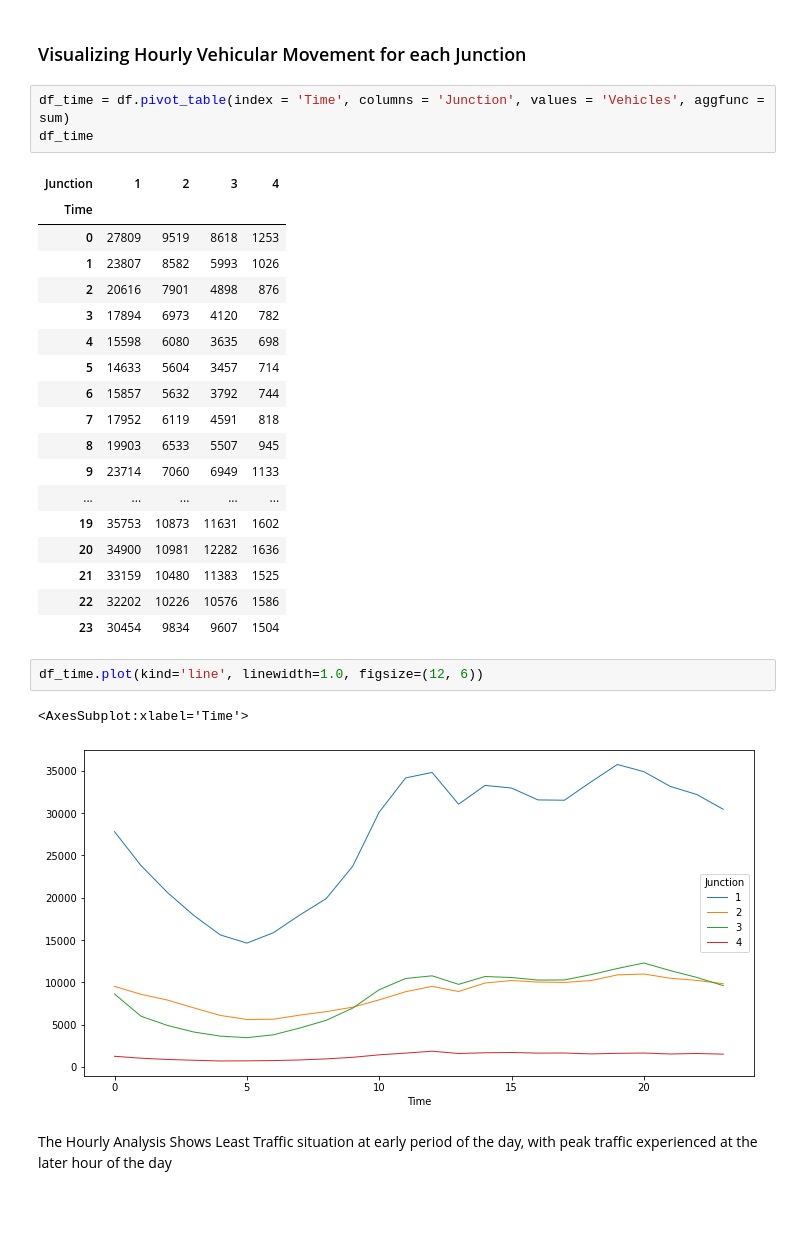
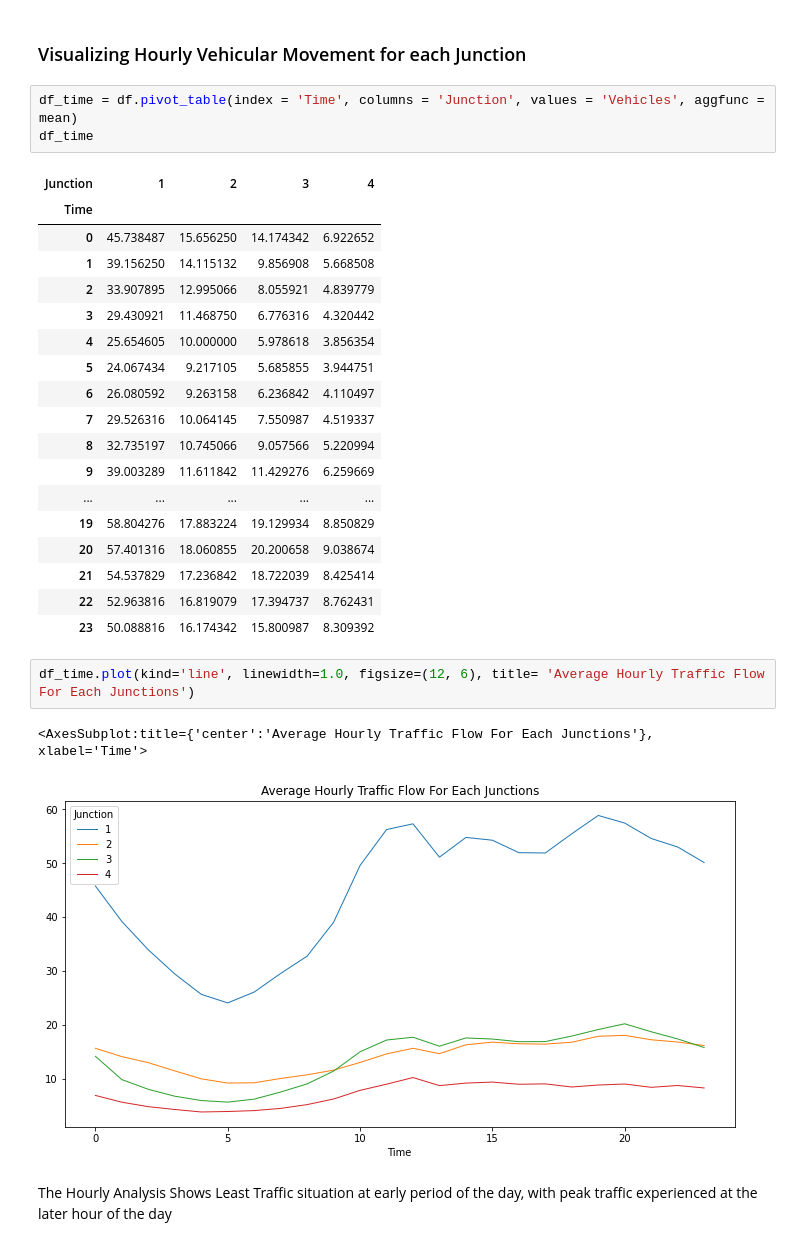
Before and after one commit to Chisomnwa/Traffic_Analysis_and_Prediction, a Jupyter notebook: Traffic_Prediction_EDA.ipynb, the cells around one changed output. Drawn from its saved outputs; the diff is of its cells as text; blank space fills up the shorter version.

```diff
--- a/Traffic_Prediction_EDA.ipynb
+++ b/Traffic_Prediction_EDA.ipynb
@@ -282,32 +291,32 @@ Traffic flow was observed to be steady across all junctions until Fourth day (Th
 # %% [markdown]
 ### Visualizing Hourly Vehicular Movement for each Junction
 # %%
-df_time = df.pivot_table(index = 'Time', columns = 'Junction', values = 'Vehicles', aggfunc = sum)
+df_time = df.pivot_table(index = 'Time', columns = 'Junction', values = 'Vehicles', aggfunc = mean)
 df_time
 # %% [output]
 | Junction | 1 | 2 | 3 | 4 |
 | Time |  |  |  |  |
-| 0 | 27809 | 9519 | 8618 | 1253 |
-| 1 | 23807 | 8582 | 5993 | 1026 |
-| 2 | 20616 | 7901 | 4898 | 876 |
-| 3 | 17894 | 6973 | 4120 | 782 |
-| 4 | 15598 | 6080 | 3635 | 698 |
-| 5 | 14633 | 5604 | 3457 | 714 |
-| 6 | 15857 | 5632 | 3792 | 744 |
-| 7 | 17952 | 6119 | 4591 | 818 |
-| 8 | 19903 | 6533 | 5507 | 945 |
-| 9 | 23714 | 7060 | 6949 | 1133 |
+| 0 | 45.738487 | 15.656250 | 14.174342 | 6.922652 |
+| 1 | 39.156250 | 14.115132 | 9.856908 | 5.668508 |
+| 2 | 33.907895 | 12.995066 | 8.055921 | 4.839779 |
+| 3 | 29.430921 | 11.468750 | 6.776316 | 4.320442 |
+| 4 | 25.654605 | 10.000000 | 5.978618 | 3.856354 |
+| 5 | 24.067434 | 9.217105 | 5.685855 | 3.944751 |
+| 6 | 26.080592 | 9.263158 | 6.236842 | 4.110497 |
+| 7 | 29.526316 | 10.064145 | 7.550987 | 4.519337 |
+| 8 | 32.735197 | 10.745066 | 9.057566 | 5.220994 |
+| 9 | 39.003289 | 11.611842 | 11.429276 | 6.259669 |
 | ... | ... | ... | ... | ... |
-| 19 | 35753 | 10873 | 11631 | 1602 |
-| 20 | 34900 | 10981 | 12282 | 1636 |
-| 21 | 33159 | 10480 | 11383 | 1525 |
-| 22 | 32202 | 10226 | 10576 | 1586 |
-| 23 | 30454 | 9834 | 9607 | 1504 |
+| 19 | 58.804276 | 17.883224 | 19.129934 | 8.850829 |
+| 20 | 57.401316 | 18.060855 | 20.200658 | 9.038674 |
+| 21 | 54.537829 | 17.236842 | 18.722039 | 8.425414 |
+| 22 | 52.963816 | 16.819079 | 17.394737 | 8.762431 |
+| 23 | 50.088816 | 16.174342 | 15.800987 | 8.309392 |
 # %%
-df_time.plot(kind='line', linewidth=1.0, figsize=(12, 6))
+df_time.plot(kind='line', linewidth=1.0, figsize=(12, 6), title= 'Average Hourly Traffic Flow For Each Junctions')
 # %% [output]
-<AxesSubplot:xlabel='Time'>
+<AxesSubplot:title={'center':'Average Hourly Traffic Flow For Each Junctions'}, xlabel='Time'>
-[figure, old version]
+[figure, new version]
 # %% [markdown]
 The Hourly Analysis Shows Least Traffic situation at early period of the day, with peak traffic experienced at the later hour of the day
 # %% [markdown]
```
Also changed, not shown: parts of 7 cells of this notebook.
